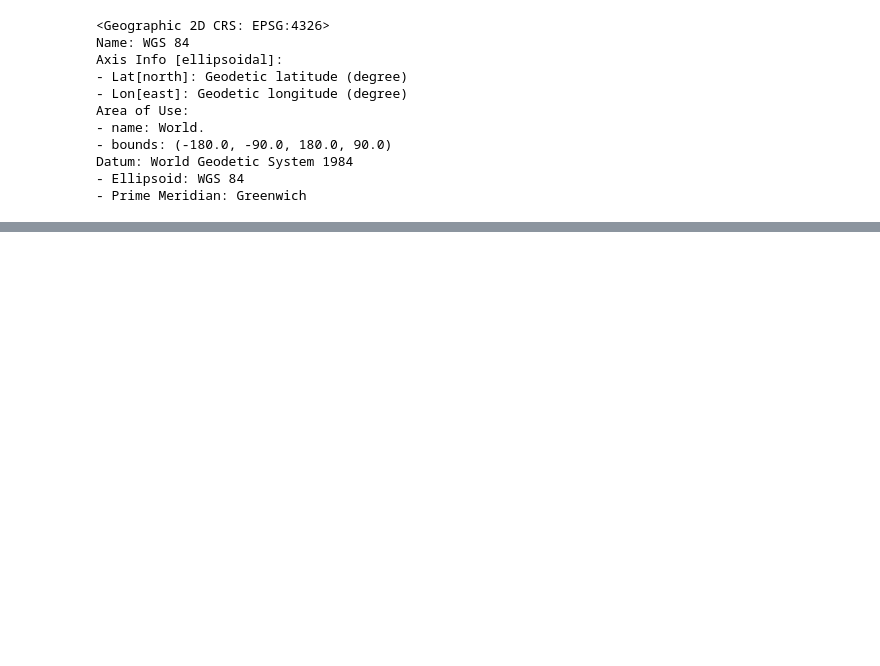
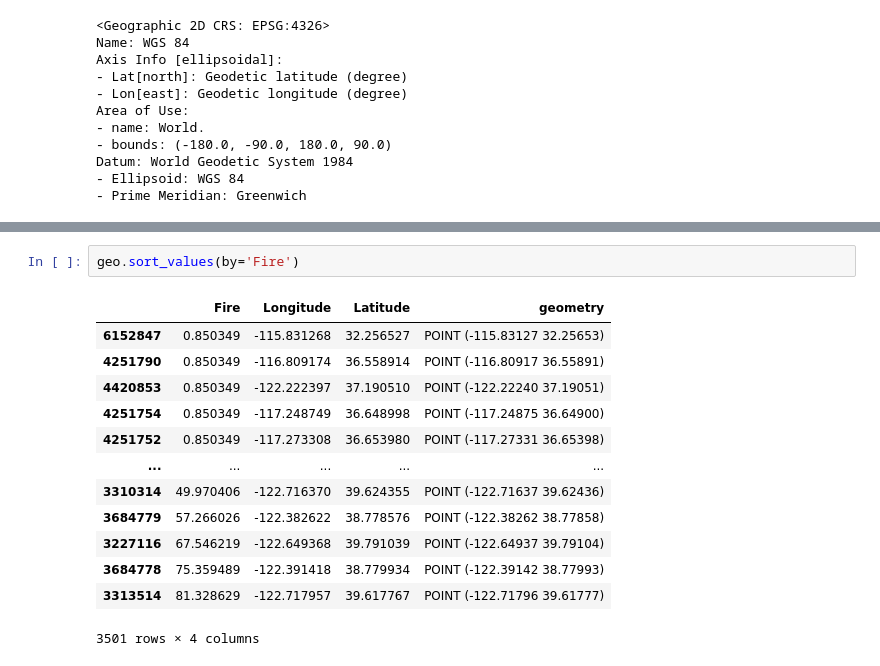
Before and after one commit to eisenerz108/rudimentary-fire-detection-algorithm-for-the-VIIRS-sensor-onboard-Suomi-NPP-satellite, a Jupyter notebook: ororatech-task.ipynb, the cells around one changed output, grey strips where cells are left out. Cells and saved outputs as stored; diff of their text form; blank space fills up the shorter version.

```diff
--- a/ororatech-task.ipynb
+++ b/ororatech-task.ipynb
@@ -430,0 +407,16 @@ MemoryError:
+# %%
+geo.sort_values(by='Fire')
+# %% [output]
+|  | Fire | Longitude | Latitude | geometry |
+| 6152847 | 0.850349 | -115.831268 | 32.256527 | POINT (-115.83127 32.25653) |
+| 4251790 | 0.850349 | -116.809174 | 36.558914 | POINT (-116.80917 36.55891) |
+| 4420853 | 0.850349 | -122.222397 | 37.190510 | POINT (-122.22240 37.19051) |
+| 4251754 | 0.850349 | -117.248749 | 36.648998 | POINT (-117.24875 36.64900) |
+| 4251752 | 0.850349 | -117.273308 | 36.653980 | POINT (-117.27331 36.65398) |
+| ... | ... | ... | ... | ... |
+| 3310314 | 49.970406 | -122.716370 | 39.624355 | POINT (-122.71637 39.62436) |
+| 3684779 | 57.266026 | -122.382622 | 38.778576 | POINT (-122.38262 38.77858) |
+| 3227116 | 67.546219 | -122.649368 | 39.791039 | POINT (-122.64937 39.79104) |
+| 3684778 | 75.359489 | -122.391418 | 38.779934 | POINT (-122.39142 38.77993) |
+| 3313514 | 81.328629 | -122.717957 | 39.617767 | POINT (-122.71796 39.61777) |
+3501 rows × 4 columns
```
Also changed, not shown: parts of 19 cells of this notebook, 1 other file.
